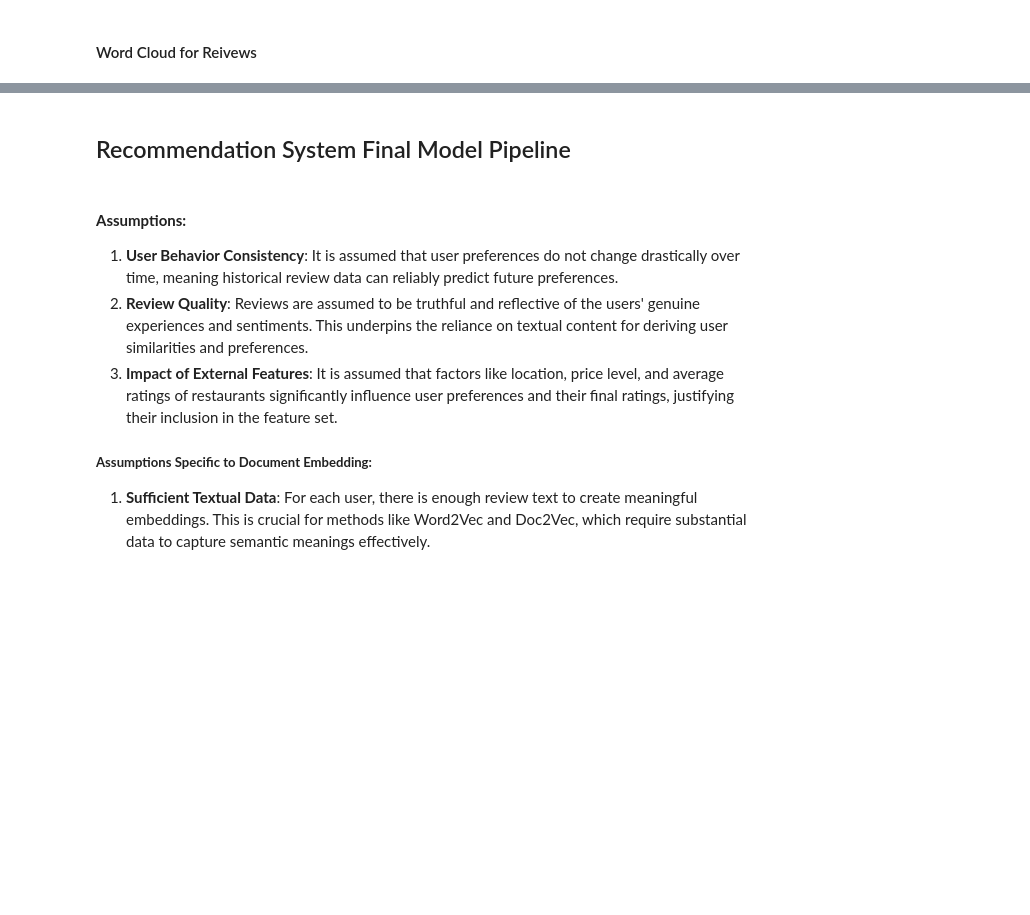
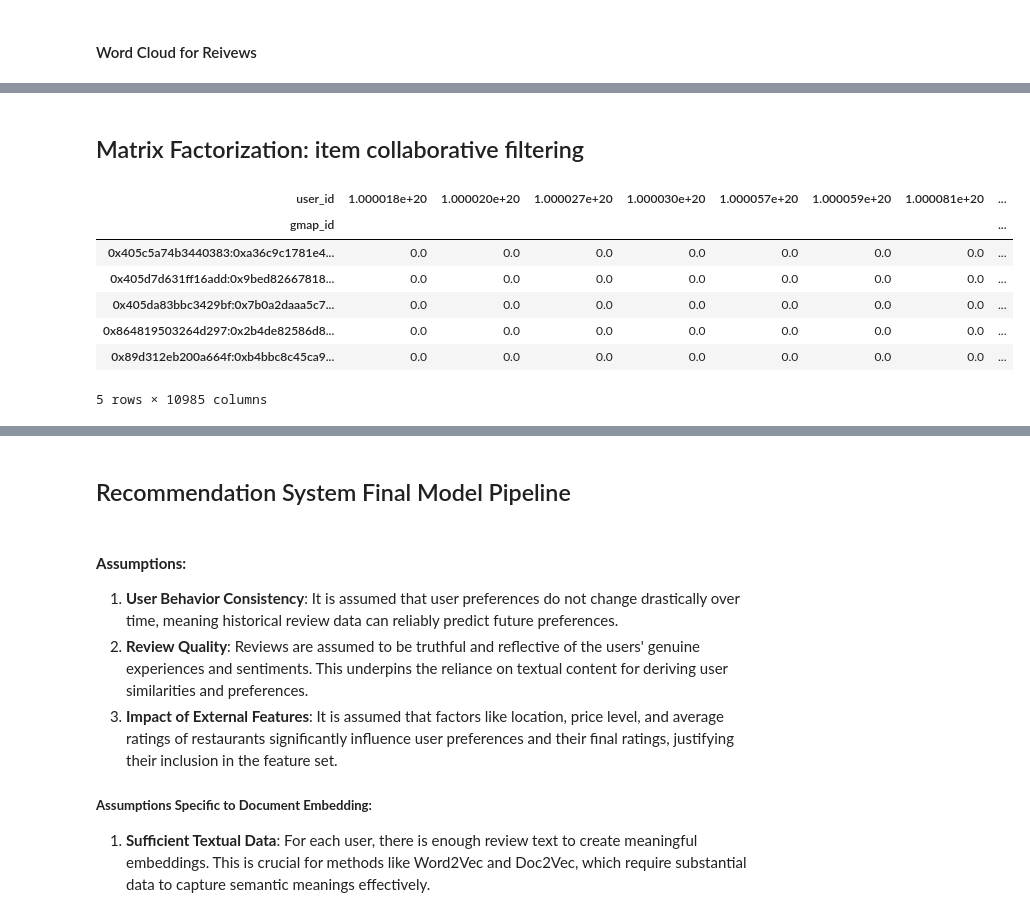
Before and after one commit to yuqinbailey/Restaurant-Rec-Google-Reviews, a Jupyter notebook: 4_Pipeline_Dev.ipynb, the cells around one changed output, grey strips where cells are left out. Drawn from its saved outputs; the diff is of its cells as text; code cells hidden in the pictures; blank space fills up the shorter version.

```diff
--- a/4_Pipeline_Dev.ipynb
+++ b/4_Pipeline_Dev.ipynb
@@ -362,0 +358,15 @@ test_df = pd.read_csv('data/user_concat_text_10_test.csv', sep=';')
+# %% [markdown]
+## Matrix Factorization: item collaborative filtering
+# %%
+utility = df_cleaned.pivot_table(index = 'gmap_id', columns = 'user_id', values = 'rating', aggfunc='mean')
+utility = utility.fillna(0)
+utility.head()
+# %% [output]
+| user_id | 1.000018e+20 | 1.000020e+20 | 1.000027e+20 | 1.000030e+20 | 1.000057e+20 | 1.000059e+20 | 1.000081e+20 | ... |
+| gmap_id |  |  |  |  |  |  |  | ... |
+| 0x405c5a74b3440383:0xa36c9c1781e4... | 0.0 | 0.0 | 0.0 | 0.0 | 0.0 | 0.0 | 0.0 | ... |
+| 0x405d7d631ff16add:0x9bed82667818... | 0.0 | 0.0 | 0.0 | 0.0 | 0.0 | 0.0 | 0.0 | ... |
+| 0x405da83bbc3429bf:0x7b0a2daaa5c7... | 0.0 | 0.0 | 0.0 | 0.0 | 0.0 | 0.0 | 0.0 | ... |
+| 0x864819503264d297:0x2b4de82586d8... | 0.0 | 0.0 | 0.0 | 0.0 | 0.0 | 0.0 | 0.0 | ... |
+| 0x89d312eb200a664f:0xb4bbc8c45ca9... | 0.0 | 0.0 | 0.0 | 0.0 | 0.0 | 0.0 | 0.0 | ... |
+5 rows × 10985 columns
```
Also changed, not shown: parts of 36 cells of this notebook.
